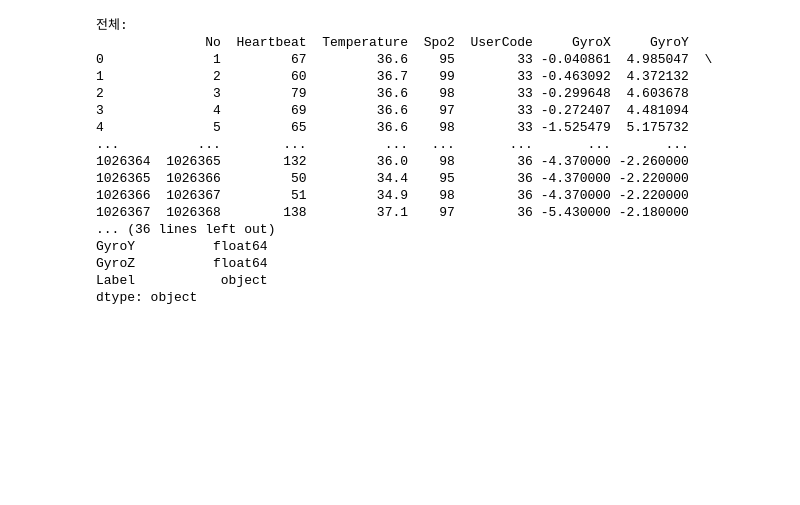
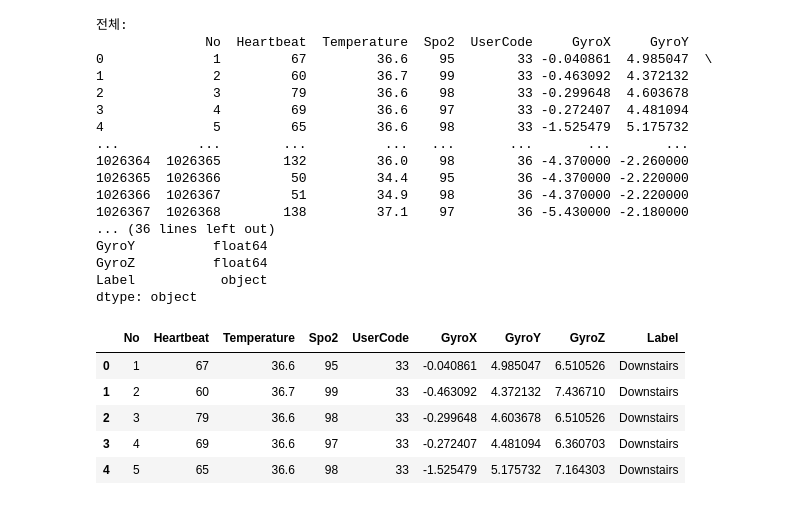
Before and after one commit to DANU011/pytorch, a Jupyter notebook: DA/6주차/notebooks/dummy.ipynb, the cells around one changed output. Drawn from its saved outputs; the diff is of its cells as text; code cells hidden in the pictures; blank space fills up the shorter version.

```diff
--- a/DA/6주차/notebooks/dummy.ipynb
+++ b/DA/6주차/notebooks/dummy.ipynb
@@ -820,3 +820,12 @@ GyroY          float64
 GyroZ          float64
 Label           object
 dtype: object
+# %%
+df_last_check.head()
+# %% [output]
+|  | No | Heartbeat | Temperature | Spo2 | UserCode | GyroX | GyroY | GyroZ | Label |
+| 0 | 1 | 67 | 36.6 | 95 | 33 | -0.040861 | 4.985047 | 6.510526 | Downstairs |
+| 1 | 2 | 60 | 36.7 | 99 | 33 | -0.463092 | 4.372132 | 7.436710 | Downstairs |
+| 2 | 3 | 79 | 36.6 | 98 | 33 | -0.299648 | 4.603678 | 6.510526 | Downstairs |
+| 3 | 4 | 69 | 36.6 | 97 | 33 | -0.272407 | 4.481094 | 6.360703 | Downstairs |
+| 4 | 5 | 65 | 36.6 | 98 | 33 | -1.525479 | 5.175732 | 7.164303 | Downstairs |
```
Also changed, not shown: 22 other files.
